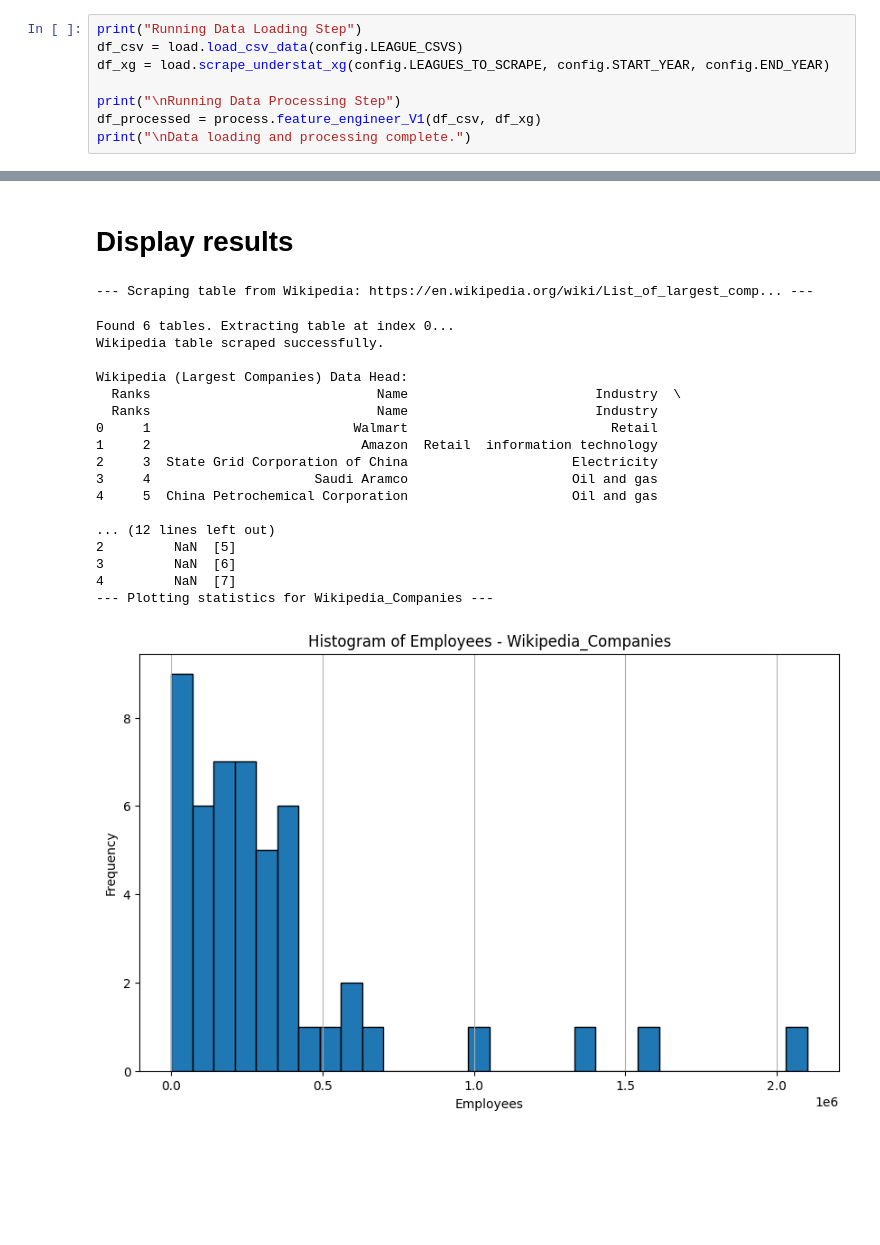
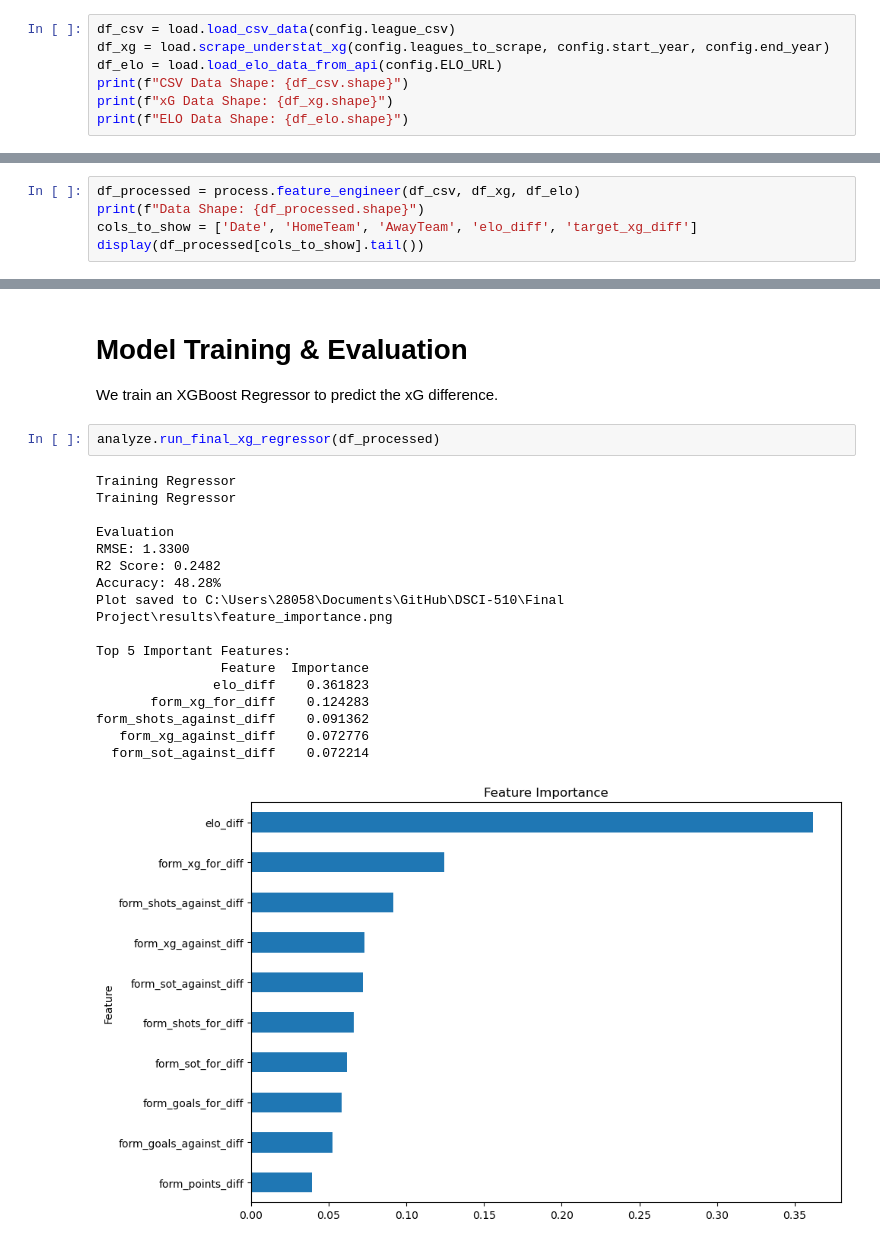
Before and after one commit to ywu24850-debug/DSCI-510, a Jupyter notebook: Final Project/src/results.ipynb, the cells around one changed output, grey strips where cells are left out. Cells and saved outputs as stored; diff of their text form; blank space fills up the shorter version.

```diff
--- a/Final Project/src/results.ipynb
+++ b/Final Project/src/results.ipynb
@@ -12,9 +16,8 @@ import config, load, process, analyze
 # %%
-print("Running Data Loading Step")
-df_csv = load.load_csv_data(config.LEAGUE_CSVS)
-df_xg = load.scrape_understat_xg(config.LEAGUES_TO_SCRAPE, config.START_YEAR, config.END_YEAR)
-
-print("\nRunning Data Processing Step")
-df_processed = process.feature_engineer_V1(df_csv, df_xg)
-print("\nData loading and processing complete.")
+df_csv = load.load_csv_data(config.league_csv)
+df_xg = load.scrape_understat_xg(config.leagues_to_scrape, config.start_year, config.end_year)
+df_elo = load.load_elo_data_from_api(config.ELO_URL)
+print(f"CSV Data Shape: {df_csv.shape}")
+print(f"xG Data Shape: {df_xg.shape}")
+print(f"ELO Data Shape: {df_elo.shape}")
 # %% [output]
@@ -27,2 +48,6 @@ UnboundLocalError: cannot access local variable 'url' where it is not associated
 # %%
+df_processed = process.feature_engineer(df_csv, df_xg, df_elo)
+print(f"Data Shape: {df_processed.shape}")
+cols_to_show = ['Date', 'HomeTeam', 'AwayTeam', 'elo_diff', 'target_xg_diff']
+display(df_processed[cols_to_show].tail())
 # %% [output]
@@ -35,23 +65,23 @@ Web CSV data loaded successfully.
 # %% [markdown]
-# Display results
+# Model Training & Evaluation
+We train an XGBoost Regressor to predict the xG difference.
 # %%
+analyze.run_final_xg_regressor(df_processed)
 # %% [output]
---- Scraping table from Wikipedia: https://en.wikipedia.org/wiki/List_of_largest_comp... ---
+Training Regressor
+Training Regressor
+
+Evaluation
+RMSE: 1.3300
+R2 Score: 0.2482
+Accuracy: 48.28%
+Plot saved to C:\Users\28058\Documents\GitHub\DSCI-510\Final Project\results\feature_importance.png
+
+Top 5 Important Features:
+                Feature  Importance
+               elo_diff    0.361823
+       form_xg_for_diff    0.124283
+form_shots_against_diff    0.091362
+   form_xg_against_diff    0.072776
+  form_sot_against_diff    0.072214
-Found 6 tables. Extracting table at index 0...
-Wikipedia table scraped successfully.
-
-Wikipedia (Largest Companies) Data Head:
-  Ranks                             Name                        Industry  \
-  Ranks                             Name                        Industry
-0     1                          Walmart                          Retail
-1     2                           Amazon  Retail  information technology
-2     3  State Grid Corporation of China                     Electricity
-3     4                     Saudi Aramco                     Oil and gas
-4     5  China Petrochemical Corporation                     Oil and gas
-
-... (12 lines left out)
-2         NaN  [5]
-3         NaN  [6]
-4         NaN  [7]
---- Plotting statistics for Wikipedia_Companies ---
-[figure, old version]
+[figure, new version]
```
Also changed, not shown: parts of 7 cells of this notebook, 9 other files.
